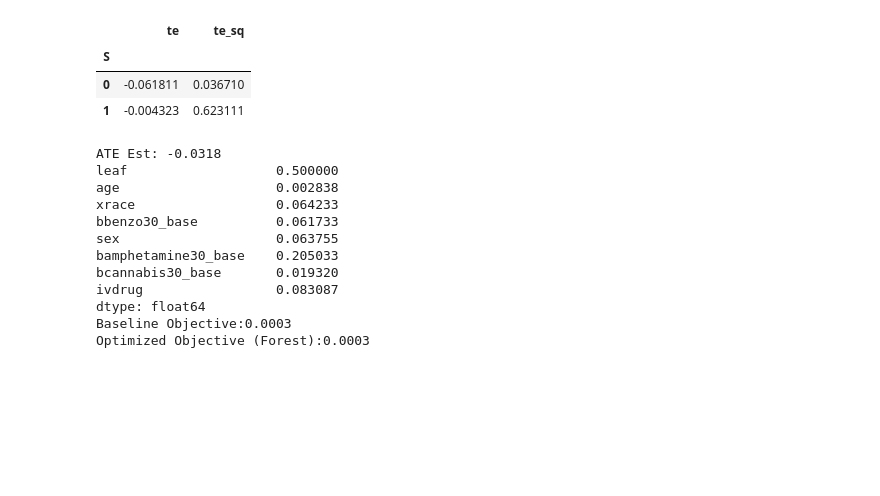
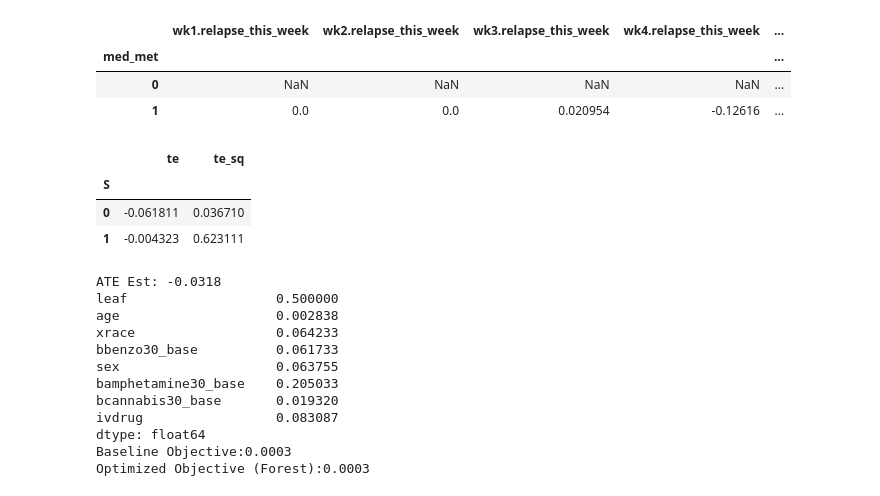
Before and after one commit to harsh-parikh/fuse, a Jupyter notebook: tedsa_analysis.ipynb, the cells around one changed output. Saved outputs shown, nothing was run; the diff lists cells and outputs as text; code cells hidden in the pictures; blank space fills up the shorter version.

```diff
--- a/tedsa_analysis.ipynb
+++ b/tedsa_analysis.ipynb
@@ -103,6 +103,13 @@ ct94_cc["S"] = 1
 ct94_cc = ct94_cc.astype(int)
 # %%
 ct94_cc = ct94_cc.join(outcome94, how="inner")
+# %%
+ct94_cc.groupby(by="med_met").mean()[outcome_cols].diff()
+# %% [output]
+|  | wk1.relapse_this_week | wk2.relapse_this_week | wk3.relapse_this_week | wk4.relapse_this_week | ... |
+| med_met |  |  |  |  | ... |
+| 0 | NaN | NaN | NaN | NaN | ... |
+| 1 | 0.0 | 0.0 | 0.020954 | -0.12616 | ... |
 # %%
 df_primary = pd.concat([df_tedsa_cc, ct94_cc])
 # %%
```
Also changed, not shown: parts of 3 cells of this notebook.
